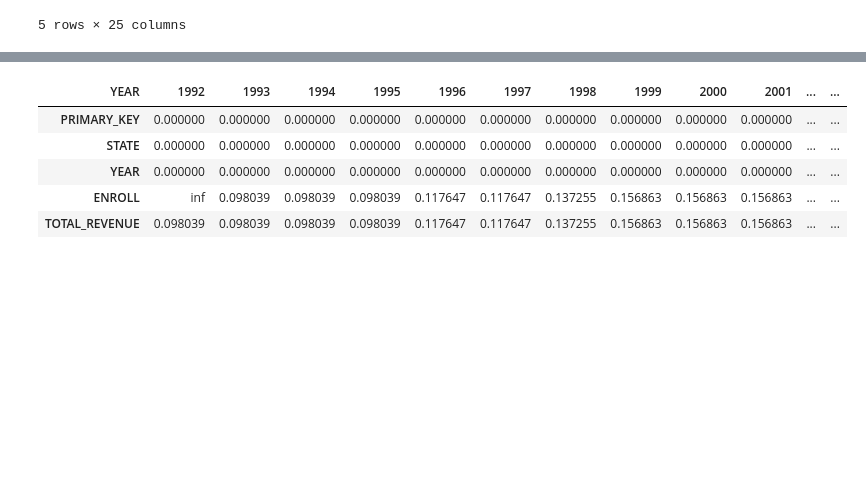
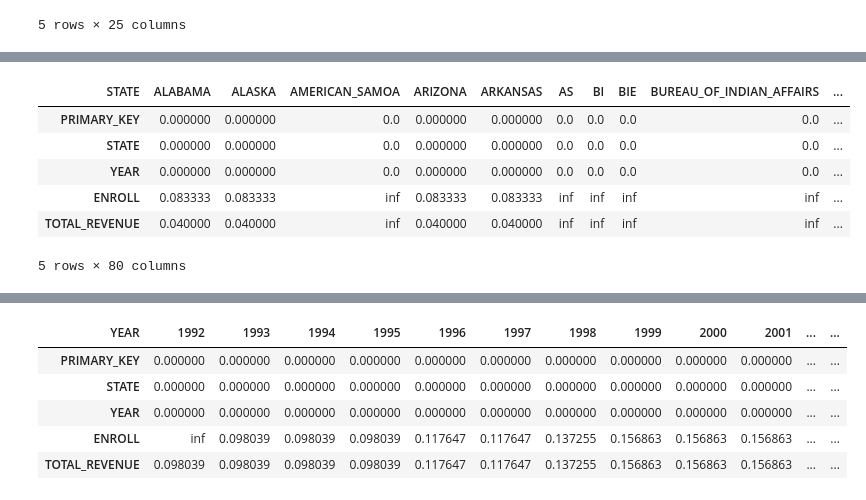
Before and after one commit to chrisoyer/thinkful_notes, a Jupyter notebook: Unit_2_supervised_learning/17.2_data_cleaning_drill.ipynb, the cells around one changed output, grey strips where cells are left out. Drawn from its saved outputs; the diff is of its cells as text; code cells hidden in the pictures; blank space fills up the shorter version.

```diff
--- a/Unit_2_supervised_learning/17.2_data_cleaning_drill.ipynb
+++ b/Unit_2_supervised_learning/17.2_data_cleaning_drill.ipynb
@@ -128,0 +132,12 @@ usedu_1y_df[usedu_df.ENROLL.isna() & usedu_df.GRADES_ALL_G.isna()].tail()
+# %%
+#group by state
+usedu_bystate_df = usedu_df.groupby('STATE').apply(lambda x: x.isna().sum() / x.count()).transpose()
+usedu_bystate_df.head()
+# %% [output]
+| STATE | ALABAMA | ALASKA | AMERICAN_SAMOA | ARIZONA | ARKANSAS | AS | BI | BIE | BUREAU_OF_INDIAN_AFFAIRS | ... |
+| PRIMARY_KEY | 0.000000 | 0.000000 | 0.0 | 0.000000 | 0.000000 | 0.0 | 0.0 | 0.0 | 0.0 | ... |
+| STATE | 0.000000 | 0.000000 | 0.0 | 0.000000 | 0.000000 | 0.0 | 0.0 | 0.0 | 0.0 | ... |
+| YEAR | 0.000000 | 0.000000 | 0.0 | 0.000000 | 0.000000 | 0.0 | 0.0 | 0.0 | 0.0 | ... |
+| ENROLL | 0.083333 | 0.083333 | inf | 0.083333 | 0.083333 | inf | inf | inf | inf | ... |
+| TOTAL_REVENUE | 0.040000 | 0.040000 | inf | 0.040000 | 0.040000 | inf | inf | inf | inf | ... |
+5 rows × 80 columns
```
Also changed, not shown: parts of 8 cells of this notebook.
